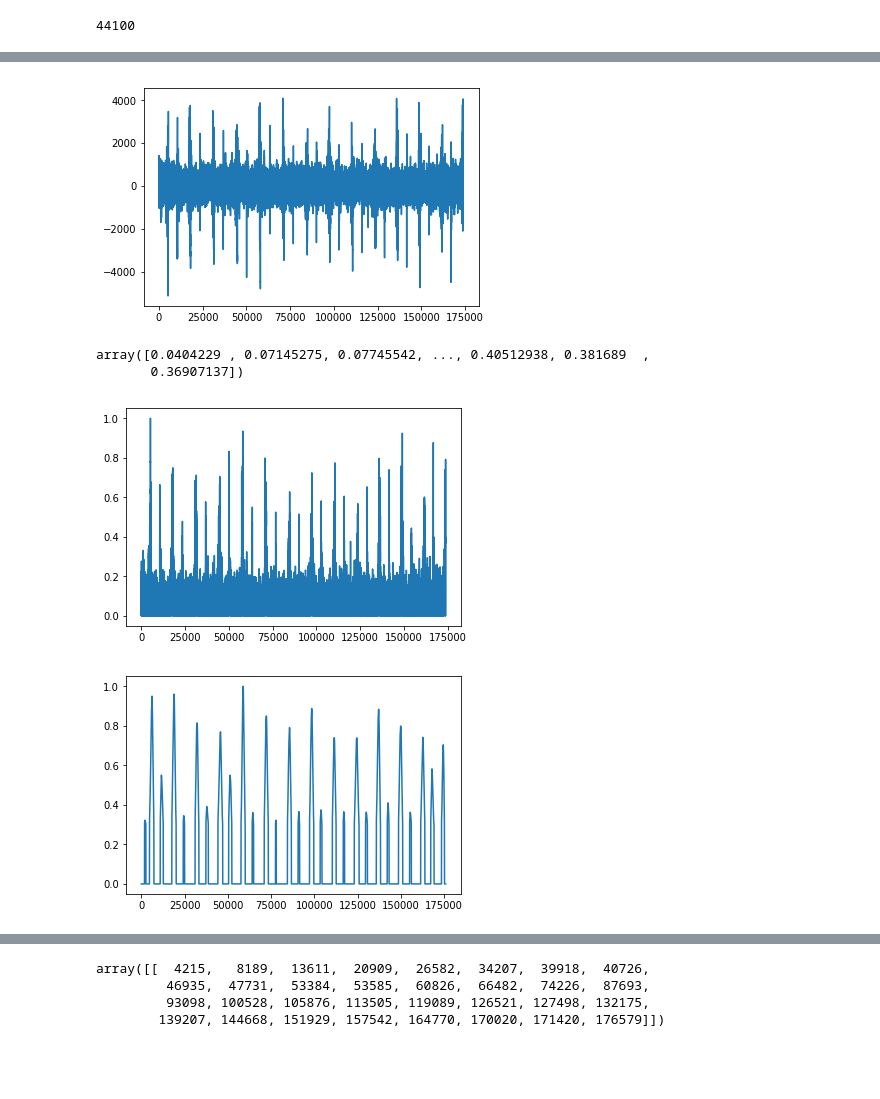
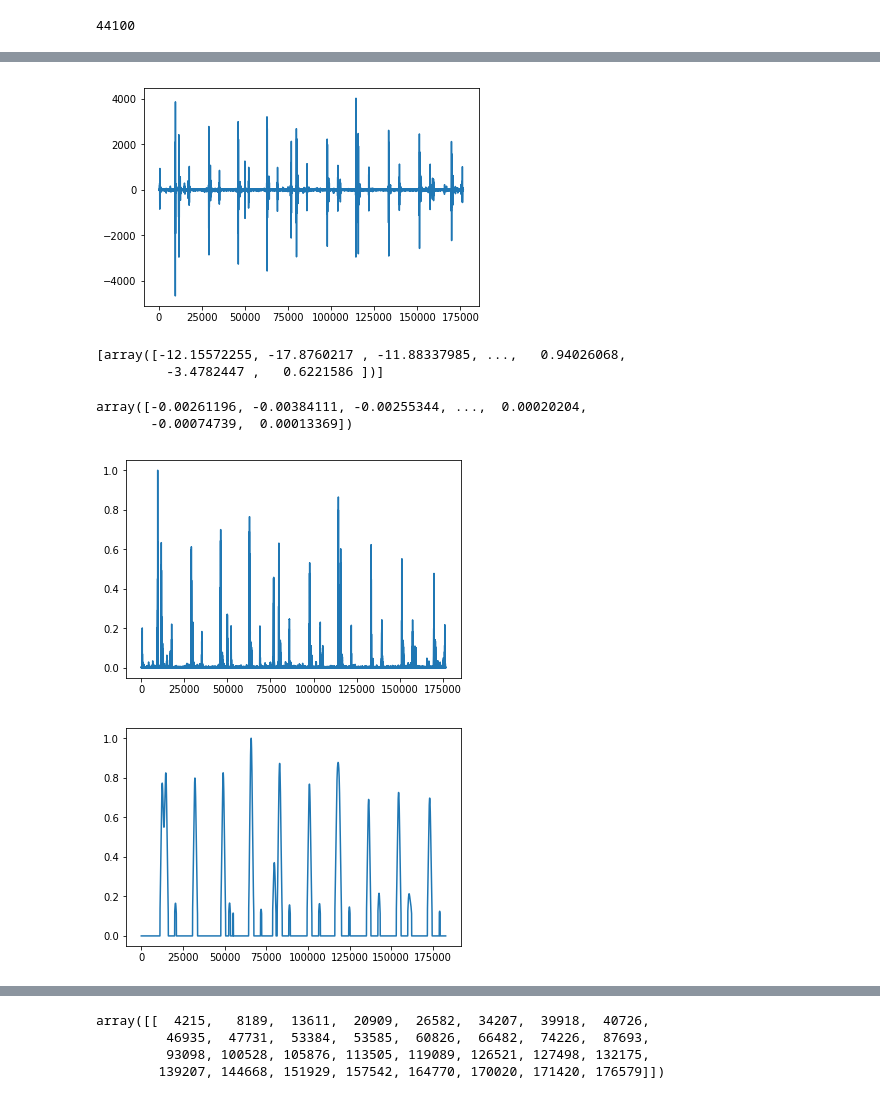
Before and after one commit to ajchao/Classifying-Heartbeats, a Jupyter notebook: classifying_heartbeats.ipynb, the cells around one changed output, grey strips where cells are left out. Cells and saved outputs as stored; diff of their text form; code cells hidden in the pictures; blank space fills up the shorter version.

```diff
--- a/classifying_heartbeats.ipynb
+++ b/classifying_heartbeats.ipynb
@@ -66,8 +66,8 @@ x_trainAFile[2]
 # %% [output]
 'set_a/artifact__201105041959.wav'
 # %%
-test = np.array(get_signal('set_a/normal__201102081321.wav'))
-#test = np.array(get_signal('set_a/extrahls__201102070251.wav'))
+#test = np.array(get_signal('set_a/normal__201102081321.wav'))
+test = np.array(get_signal('set_a/extrahls__201102070251.wav'))
 test
 figure()
 plot(test)
@@ -113,14 +113,21 @@ figure()
 plot(re_signal)
 show()
 # %% [output]
-[figure, old version]
+[figure, new version]
+# %%
+a=[]
+a.append(re_signal)
+a
+# %% [output]
+[array([-12.15572255, -17.8760217 , -11.88337985, ...,   0.94026068,
+         -3.4782447 ,   0.6221586 ])]
 # %%
 filtered = filtered/max(filtered)
 re_signal = re_signal/max(abs(re_signal))
 re_signal
 # %% [output]
-array([0.0404229 , 0.07145275, 0.07745542, ..., 0.40512938, 0.381689  ,
-       0.36907137])
+array([-0.00261196, -0.00384111, -0.00255344, ...,  0.00020204,
+       -0.00074739,  0.00013369])
 # %%
 peaks = abs(re_signal)
 
@@ -128,22 +135,22 @@ figure()
 plot(peaks)
 show()
 # %% [output]
-[figure, old version]
+[figure, new version]
 # %%
-c = np.ones((1001))
+c = np.ones(1001)
 c[500] = 5
 peaks = np.convolve(peaks, c)
 peaks = np.convolve(peaks, c)
 peaks = peaks/max(peaks)
 
 average = np.mean(peaks)
 peaks[peaks<average] = 0
 
 figure()
 plot(peaks)
 show()
 # %% [output]
-[figure, old version]
+[figure, new version]
 # %%
 def detect_peaks(x, mph=None, mpd=1, threshold=0, edge='rising',
                  kpsh=False, valley=False, show=False, ax=None):
```
Also changed, not shown: parts of 6 cells of this notebook.
